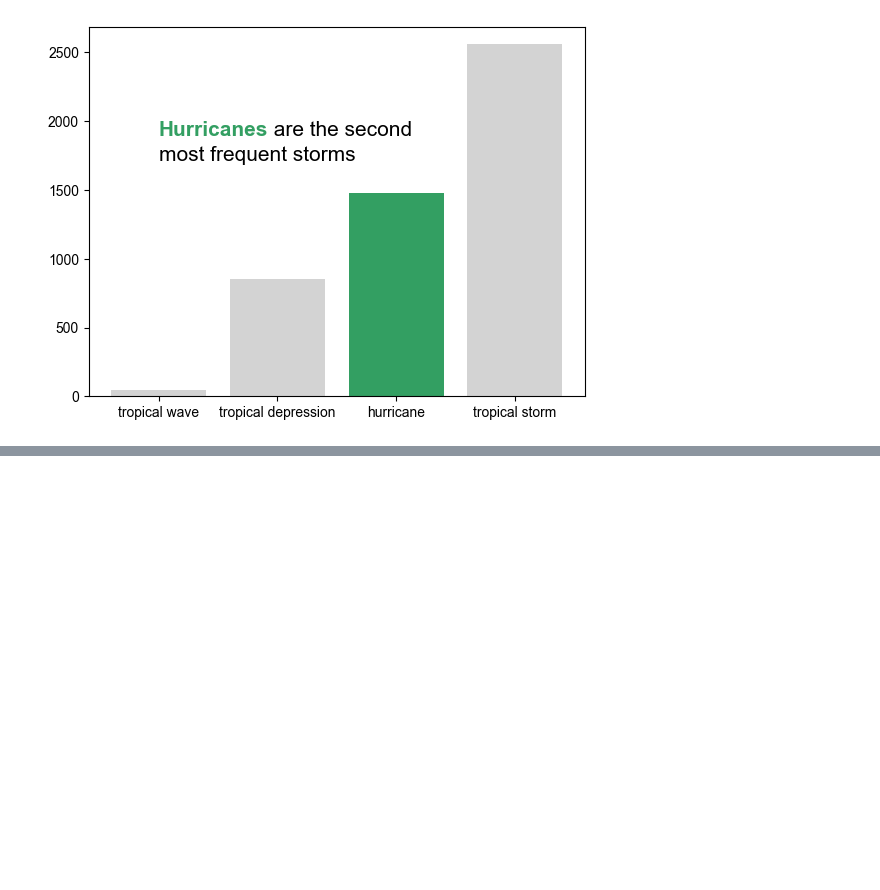
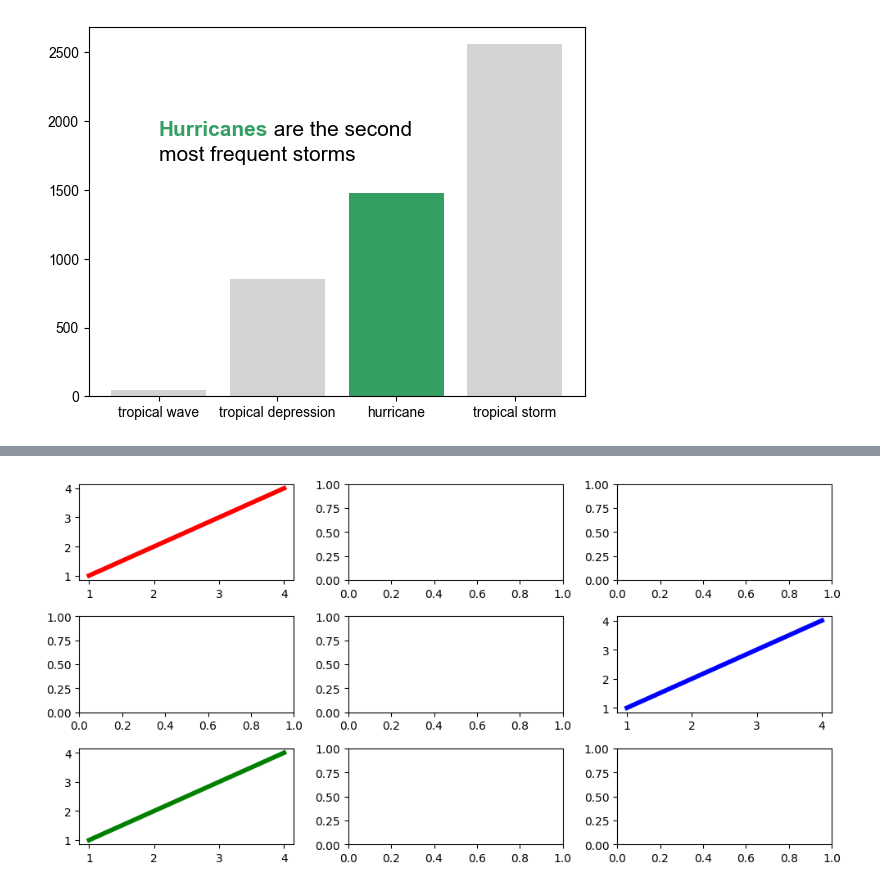
Before and after one commit to babaniyi/Data-visualisation, a Jupyter notebook: 1_notebooks/playground/class_matplotlib.ipynb, the cells around one changed output, grey strips where cells are left out. Cells and saved outputs as stored; diff of their text form; code cells hidden in the pictures; blank space fills up the shorter version.

```diff
--- a/1_notebooks/class_matplotlib.ipynb
+++ b/1_notebooks/playground/class_matplotlib.ipynb
@@ -1126,0 +1182,18 @@ plt.show()
+# %%
+x = [1, 2, 3, 4]
+y = [1, 2, 3, 4]
+
+fig, axs = plt.subplots(
+   ncols=3,
+   nrows=3,
+   figsize=(10, 5),
+   layout="tight"
+)
+
+axs[0, 0].plot(x, y, color="red", linewidth=4)
+axs[1, 2].plot(x, y, color="blue", linewidth=4)
+axs[2, 0].plot(x, y, color="green", linewidth=4)
+
+plt.show()
+# %% [output]
+[figure, added]
```
Also changed, not shown: parts of 15 cells of this notebook.
